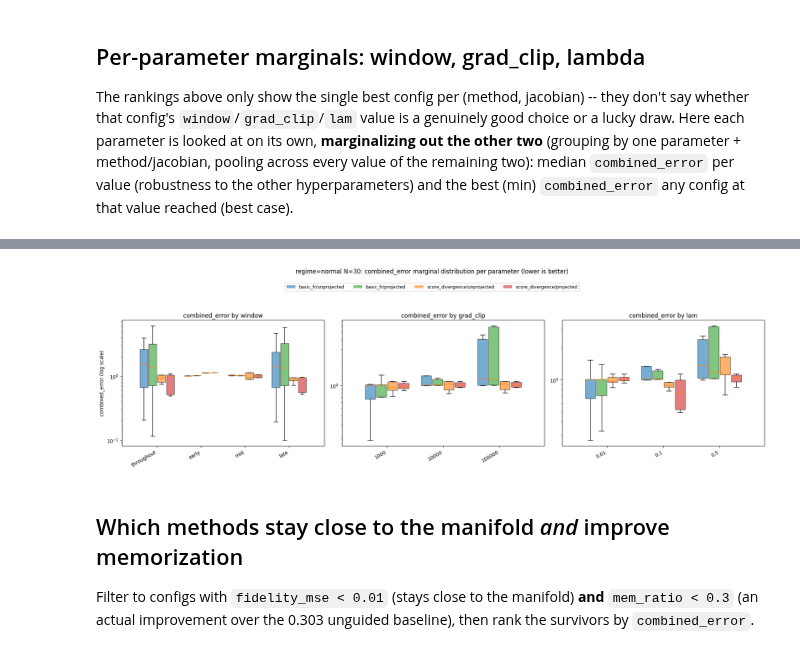
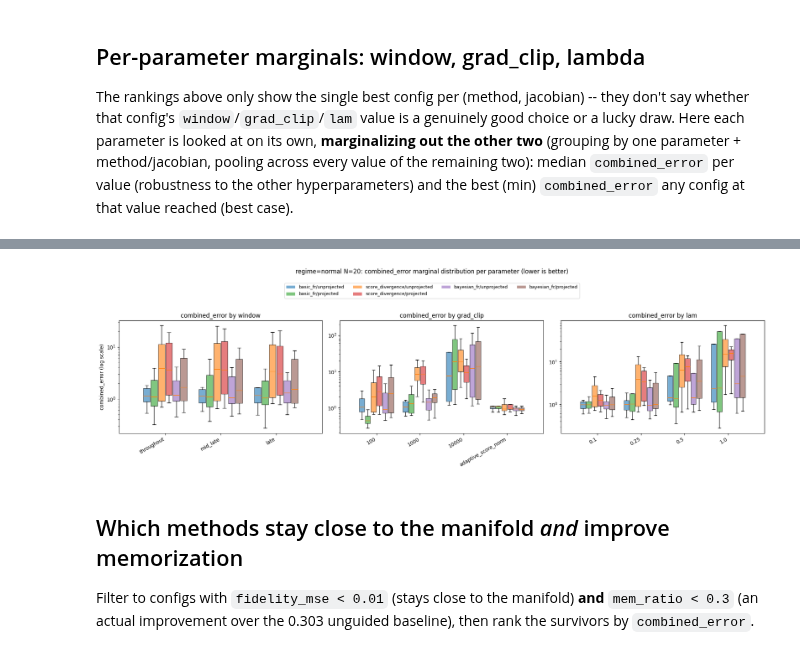
Before and after one commit to narbengusu/denoising_memorization, a Jupyter notebook: experiments/toy_manifold/02_fr_guidance.ipynb, the cells around one changed output, grey strips where cells are left out. Saved outputs shown, nothing was run; the diff lists cells and outputs as text; code cells hidden in the pictures.

```diff
--- a/experiments/toy_manifold/02_fr_guidance.ipynb
+++ b/experiments/toy_manifold/02_fr_guidance.ipynb
@@ -174,10 +202,15 @@ def d_fn():
 def make_score_divergence_energy_fn():
     return score_divergence.make_score_div_energy_fn(score_fn, sigma2_fn, d_fn, r=config["r_probes"])
 
+def make_bayesian_fr_energy_fn(alpha=None):
+    return bayesian_fr.make_knn_bayesian_fr_energy_fn(
+        index, config["k_neighbors"], lambda: sigma2(t_vec_holder["t"]),
+        B=config["bb_B"], dirichlet_alpha=alpha if alpha is not None else config["bb_alpha"])
+
 ENERGY_FACTORIES = {
     "basic_fr": make_knn_energy_fn,
-    "score_divergence": make_score_divergence_energy_fn,
-    #add the Bayesian FR one here.
+   "score_divergence": make_score_divergence_energy_fn,
+    "bayesian_fr": make_bayesian_fr_energy_fn,
 }
 
 # Tangent-projected counterparts: energy_fn(y, P) -> I, restricted to tangent directions by
@@ -190,9 +223,15 @@ def make_knn_projected_energy_fn():
 def make_score_divergence_projected_energy_fn():
     return score_divergence.make_score_div_projected_energy_fn(score_fn, sigma2_fn, k_fn=lambda: 1, r=config["r_probes"])
 
+def make_bayesian_fr_projected_energy_fn(alpha=None):
+    return bayesian_fr.make_knn_bayesian_projected_energy_fn(
+        index, config["k_neighbors"], lambda: sigma2(t_vec_holder["t"]),
+        B=config["bb_B"], dirichlet_alpha=alpha if alpha is not None else config["bb_alpha"])
+
 PROJECTED_ENERGY_FACTORIES = {
     "basic_fr": make_knn_projected_energy_fn,
     "score_divergence": make_score_divergence_projected_energy_fn,
+    "bayesian_fr": make_bayesian_fr_projected_energy_fn,
 }
 # %% [markdown]
 ## Analytic tangent Jacobian
@@ -344,6 +388,7 @@ def run_condition(guidance_fn, lam, progress_lo, progress_hi):
     return z_final.detach()
 
 X_unguided = run_condition(None, 0.0, 0.0, 1.0)
-baseline = {"method": "unguided", "jacobian": "unprojected", "window": "n/a", "grad_clip": 0.0, "lam": 0.0, **evaluate(X_unguided)}
+baseline = {"method": "unguided", "jacobian": "unprojected", "window": "n/a", "grad_clip": 0.0, "lam": 0.0,
+            "bb_alpha": 0.0, **evaluate(X_unguided)}
 print(baseline)
 # %% [output]
@@ -352,19 +397,23 @@ print(baseline)
 ## Full sweep: method x jacobian x window x lambda
 # %%
 rows = [baseline]
-samples_cache = {("unguided", "unprojected", "n/a", 0.0, 0.0): X_unguided}
+samples_cache = {("unguided", "unprojected", "n/a", 0.0, 0.0, 0.0): X_unguided}
 
 for method in ENERGY_FACTORIES:
     for jacobian_name, jacobian_fn in JACOBIANS.items():
         for window_name, (progress_lo, progress_hi) in windows.items():
             for grad_clip in config["grad_clips"]:
-                guidance_fn = make_guidance_fn(method, jacobian_name, grad_clip)
-                for lam in config["lambdas"]:
-                    X = run_condition(guidance_fn, lam, progress_lo, progress_hi)
-                    row = {"method": method, "jacobian": jacobian_name, "window": window_name,
-                           "grad_clip": grad_clip, "lam": lam, **evaluate(X)}
-                    rows.append(row)
-                    samples_cache[(method, jacobian_name, window_name, grad_clip, lam)] = X
+                # bb_alpha sentinel 0.0 = "not applicable" (never a valid Dirichlet concentration) --
+                # only bayesian_fr actually varies it; every other method runs once per grad_clip.
+                bb_alphas = config["bb_alphas"] if method == "bayesian_fr" else [0.0]
+                for bb_alpha in bb_alphas:
+                    guidance_fn = make_guidance_fn(method, jacobian_name, grad_clip, bb_alpha=bb_alpha or None)
+                    for lam in config["lambdas"]:
+                        X = run_condition(guidance_fn, lam, progress_lo, progress_hi)
+                        row = {"method": method, "jacobian": jacobian_name, "window": window_name,
+                               "grad_clip": grad_clip, "lam": lam, "bb_alpha": bb_alpha, **evaluate(X)}
+                        rows.append(row)
+                        samples_cache[(method, jacobian_name, window_name, grad_clip, lam, bb_alpha)] = X
 
 df = pd.DataFrame(rows)
 df["grad_clip"] = df["grad_clip"].fillna(0.0)
@@ -399,7 +448,7 @@ on one axis at the other's expense won't look artificially good.
 # %%
 df["fidelity_rel"] = df["fidelity_mse"] / baseline["fidelity_mse"]
 df["mem_rel"] = df["mem_ratio"] / baseline["mem_ratio"]
-df["combined_error"] = df["fidelity_rel"] * 0.01 + df["mem_rel"]
+df["combined_error"] = df["fidelity_rel"] * 0.1 + df["mem_rel"]
 df.to_csv(f"{OUT_DIR}/fr_sweep_results.csv", index=False)
 
 guided = df[df["method"] != "unguided"]
@@ -508,38 +561,40 @@ GROUP_COLORS = {
     ("basic_fr", "projected"): "tab:green",
     ("score_divergence", "unprojected"): "tab:orange",
     ("score_divergence", "projected"): "tab:red",
+    ("bayesian_fr", "unprojected"): "tab:purple",
+    ("bayesian_fr", "projected"): "tab:brown",
 }
 GROUPS = list(GROUP_COLORS.keys())
 
 def grouped_boxplot(ax, param_col, values):
     width = 0.8 / len(GROUPS)
     for gi, (method, jacobian) in enumerate(GROUPS):
         sub = guided[(guided.method == method) & (guided.jacobian == jacobian)]
         positions = [i + (gi - (len(GROUPS) - 1) / 2) * width for i in range(len(values))]
         box_data = [sub.loc[sub[param_col] == v, "combined_error"].values for v in values]
         bp = ax.boxplot(box_data, positions=positions, widths=width * 0.9, patch_artist=True, showfliers=False)
         for patch in bp["boxes"]:
             patch.set_facecolor(GROUP_COLORS[(method, jacobian)])
             patch.set_alpha(0.6)
     ax.set_xticks(range(len(values)))
     ax.set_xticklabels([str(v) for v in values], rotation=30, ha="right")
     ax.set_yscale("log")
     ax.set_title(f"combined_error by {param_col}")
 
 fig, axes = plt.subplots(1, 3, figsize=(19, 5))
 for ax, (param_col, values) in zip(axes, PARAM_COLS.items()):
     grouped_boxplot(ax, param_col, values)
 axes[0].set_ylabel("combined_error (log scale)")
 
 legend_handles = [plt.Rectangle((0, 0), 1, 1, facecolor=c, alpha=0.6) for c in GROUP_COLORS.values()]
 legend_labels = [f"{m}/{j}" for m, j in GROUPS]
 fig.legend(legend_handles, legend_labels, loc="upper center", ncol=4, fontsize=9, bbox_to_anchor=(0.5, 1.08))
 fig.suptitle(f"regime={REGIME} N={N}: combined_error marginal distribution per parameter (lower is better)", y=1.15)
 plt.tight_layout()
 plt.savefig(f"{OUT_DIR}/param_marginals.png", dpi=120, bbox_inches="tight")
 plt.show()
 # %% [output]
-[figure, old version]
+[figure, new version]
 # %% [markdown]
 ## Which methods stay close to the manifold *and* improve memorization
 
```
Also changed, not shown: parts of 18 cells of this notebook, 11 other files.
